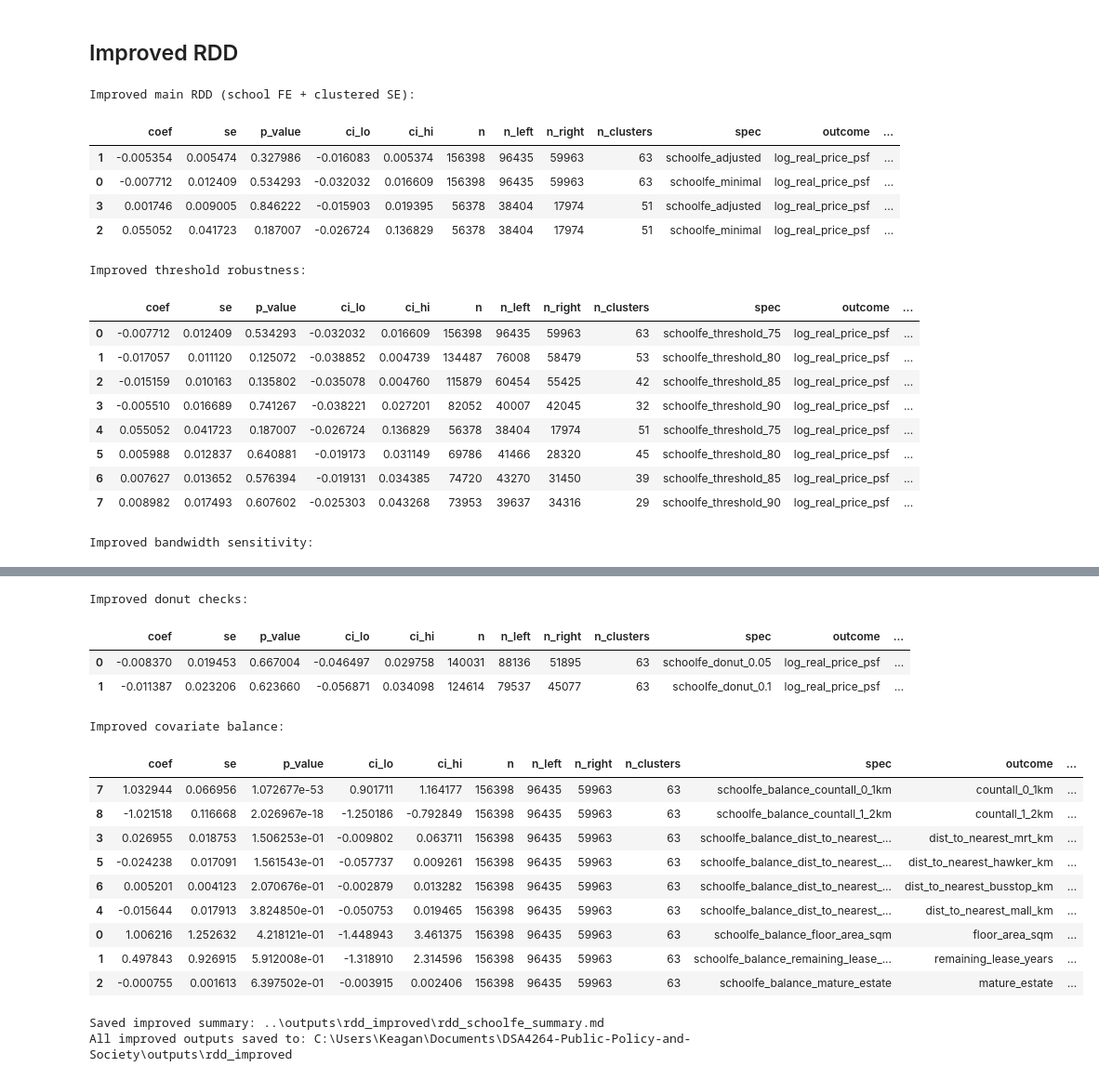
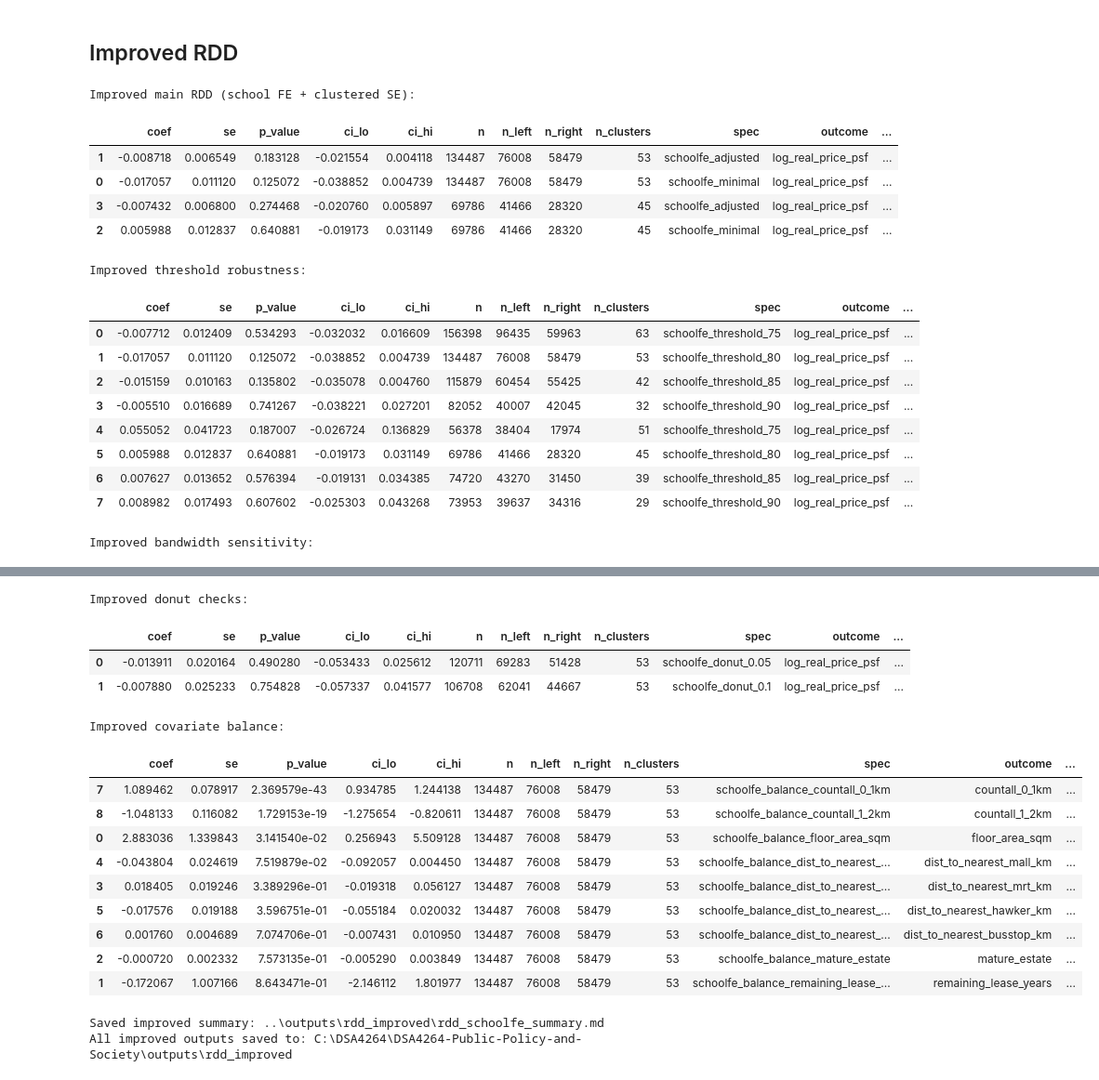
Before and after one commit to KeaganLai/DSA4264-Public-Policy-and-Society, a Jupyter notebook: src/rdd.ipynb, the cells around one changed output, grey strips where cells are left out. Shown at 93% size. Cells and saved outputs as stored; diff of their text form; code cells hidden in the pictures.

Commit message:
update rdd base threshold to 80

```diff
--- a/src/rdd.ipynb
+++ b/src/rdd.ipynb
@@ -514,11 +514,11 @@ for cutoff in CUTOFFS:
     ring_lower = RING_LOWER_2KM if cutoff == 2.0 else None
 
     main_rows.append(run_rdd_spec(
-        data=df, threshold=75, cutoff=cutoff, bw=MAIN_BW, poly_order=1,
+        data=df, threshold=80, cutoff=cutoff, bw=MAIN_BW, poly_order=1,
         extra_formula=None, donut_km=0.0, ring_lower_km=ring_lower, spec_name="main_minimal"
     ))
     main_rows.append(run_rdd_spec(
-        data=df, threshold=75, cutoff=cutoff, bw=MAIN_BW, poly_order=1,
+        data=df, threshold=80, cutoff=cutoff, bw=MAIN_BW, poly_order=1,
         extra_formula=ADJUSTED_FORMULA, donut_km=0.0, ring_lower_km=ring_lower, spec_name="main_adjusted"
     ))
 
@@ -557,7 +557,7 @@ for cutoff in CUTOFFS:
     ring_lower = RING_LOWER_2KM if cutoff == 2.0 else None
     for bw in BW_GRID:
         bw_rows.append(run_rdd_spec(
-            data=df, threshold=75, cutoff=cutoff, bw=bw, poly_order=1,
+            data=df, threshold=80, cutoff=cutoff, bw=bw, poly_order=1,
             extra_formula=None, donut_km=0.0, ring_lower_km=ring_lower, spec_name=f"bw_{bw}"
         ))
 bw_results = pd.DataFrame(bw_rows)
@@ -566,7 +566,7 @@ bw_results.to_csv(OUT_DIR / "rdd_bandwidth_sensitivity.csv", index=False)
 donut_rows = []
 for d in DONUT_GRID:
     donut_rows.append(run_rdd_spec(
-        data=df, threshold=75, cutoff=1.0, bw=MAIN_BW, poly_order=1,
+        data=df, threshold=80, cutoff=1.0, bw=MAIN_BW, poly_order=1,
         extra_formula=None, donut_km=d, ring_lower_km=None, spec_name=f"donut_{d}"
     ))
 donut_results = pd.DataFrame(donut_rows)
@@ -575,7 +575,7 @@ donut_results.to_csv(OUT_DIR / "rdd_donut_results.csv", index=False)
 placebo_rows = []
 for fake_cutoff in PLACEBO_CUTOFFS:
     placebo_rows.append(run_rdd_spec(
-        data=df, threshold=75, cutoff=fake_cutoff, bw=MAIN_BW, poly_order=1,
+        data=df, threshold=80, cutoff=fake_cutoff, bw=MAIN_BW, poly_order=1,
         extra_formula=None, donut_km=0.0, ring_lower_km=None, spec_name=f"placebo_{fake_cutoff}"
     ))
 placebo_results = pd.DataFrame(placebo_rows)
@@ -609,7 +609,7 @@ balance_covariates = [c for c in balance_covariates if c in df.columns]
 balance_rows = []
 for cov in balance_covariates:
     balance_rows.append(run_rdd_spec(
-        data=df, threshold=75, cutoff=1.0, outcome=cov, bw=MAIN_BW, poly_order=1,
+        data=df, threshold=80, cutoff=1.0, outcome=cov, bw=MAIN_BW, poly_order=1,
         extra_formula=None, donut_km=0.0, ring_lower_km=None, spec_name=f"balance_{cov}"
     ))
 balance_results = pd.DataFrame(balance_rows)
@@ -617,8 +617,8 @@ balance_results.to_csv(OUT_DIR / "rdd_covariate_balance.csv", index=False)
 
 density_rows = []
 for cutoff in [1.0, 2.0]:
-    density_rows.append(simple_density_proxy(df, threshold=75, cutoff=cutoff, window=0.05))
-    density_rows.append(simple_density_proxy(df, threshold=75, cutoff=cutoff, window=0.10))
+    density_rows.append(simple_density_proxy(df, threshold=80, cutoff=cutoff, window=0.05))
+    density_rows.append(simple_density_proxy(df, threshold=80, cutoff=cutoff, window=0.10))
 density_results = pd.DataFrame(density_rows)
 density_results.to_csv(OUT_DIR / "rdd_density_proxy.csv", index=False)
 
@@ -632,7 +632,7 @@ display(density_results.sort_values(["cutoff_km", "window_km"]))
 # 5) Optional rdrobust cross-check
 rdrobust_rows = []
 for cutoff in CUTOFFS:
-    out = try_rdrobust(df, threshold=75, cutoff=cutoff, outcome=OUTCOME)
+    out = try_rdrobust(df, threshold=80, cutoff=cutoff, outcome=OUTCOME)
     if out is not None:
         rdrobust_rows.append(out)
 
@@ -647,12 +647,12 @@ else:
 
 # 6) Plots + summary markdown
 plot_rdd_binned(
-    data=df, threshold=75, cutoff=1.0, bw=MAIN_BW, outcome=OUTCOME, bins=40,
-    save_path=OUT_DIR / "rdd_plot_threshold75_cutoff1km.png",
+    data=df, threshold=80, cutoff=1.0, bw=MAIN_BW, outcome=OUTCOME, bins=40,
+    save_path=OUT_DIR / "rdd_plot_threshold80_cutoff1km.png",
 )
 plot_rdd_binned(
-    data=df, threshold=75, cutoff=2.0, bw=MAIN_BW, outcome=OUTCOME, bins=40,
-    save_path=OUT_DIR / "rdd_plot_threshold75_cutoff2km.png",
+    data=df, threshold=80, cutoff=2.0, bw=MAIN_BW, outcome=OUTCOME, bins=40,
+    save_path=OUT_DIR / "rdd_plot_threshold80_cutoff2km.png",
 )
 
 summary_lines = []
@@ -662,7 +662,7 @@ summary_lines.append(f"Data source: {data_path}")
 summary_lines.append(f"Outcome: {OUTCOME}")
 summary_lines.append(f"Main bandwidth: {MAIN_BW} km")
 summary_lines.append("")
-summary_lines.append("## Main specs (threshold=75)")
+summary_lines.append("## Main specs (threshold=80)")
 
 for _, row in main_results.sort_values(["cutoff_km", "spec"]).iterrows():
     summary_lines.append(
@@ -864,20 +864,20 @@ def run_schoolfe_rdd_spec(
     }
 
 
-# 1) Main improved specs (threshold=75)
+# 1) Main improved specs (threshold=80)
 imp_main_rows = []
 for cutoff in IMP_CUTOFFS:
     ring_lower = IMP_RING_LOWER_2KM if cutoff == 2.0 else None
     imp_main_rows.append(
         run_schoolfe_rdd_spec(
-            data=df, threshold=75, cutoff=cutoff, outcome=OUTCOME, bw=IMP_MAIN_BW,
+            data=df, threshold=80, cutoff=cutoff, outcome=OUTCOME, bw=IMP_MAIN_BW,
             donut_km=0.0, ring_lower_km=ring_lower, include_controls=False, add_year_fe=True,
             spec_name="schoolfe_minimal"
         )
     )
     imp_main_rows.append(
         run_schoolfe_rdd_spec(
-            data=df, threshold=75, cutoff=cutoff, outcome=OUTCOME, bw=IMP_MAIN_BW,
+            data=df, threshold=80, cutoff=cutoff, outcome=OUTCOME, bw=IMP_MAIN_BW,
             donut_km=0.0, ring_lower_km=ring_lower, include_controls=True, add_year_fe=True,
             spec_name="schoolfe_adjusted"
         )
@@ -917,7 +917,7 @@ for cutoff in IMP_CUTOFFS:
     for bw in IMP_BW_GRID:
         imp_bw_rows.append(
             run_schoolfe_rdd_spec(
-                data=df, threshold=75, cutoff=cutoff, outcome=OUTCOME, bw=bw,
+                data=df, threshold=80, cutoff=cutoff, outcome=OUTCOME, bw=bw,
                 donut_km=0.0, ring_lower_km=ring_lower, include_controls=False, add_year_fe=True,
                 spec_name=f"schoolfe_bw_{bw}"
             )
@@ -935,7 +935,7 @@ imp_donut_rows = []
 for d in IMP_DONUT_GRID:
     imp_donut_rows.append(
         run_schoolfe_rdd_spec(
-            data=df, threshold=75, cutoff=1.0, outcome=OUTCOME, bw=IMP_MAIN_BW,
+            data=df, threshold=80, cutoff=1.0, outcome=OUTCOME, bw=IMP_MAIN_BW,
             donut_km=d, ring_lower_km=None, include_controls=False, add_year_fe=True,
             spec_name=f"schoolfe_donut_{d}"
         )
@@ -948,13 +948,13 @@ print("Improved donut checks:")
 display(imp_donut)
 
 
-# 5) Covariate continuity under school FE structure (1km, threshold=75)
+# 5) Covariate continuity under school FE structure (1km, threshold=80)
 imp_balance_covs = [c for c in IMP_CONTROLS if c in df.columns]
 imp_balance_rows = []
 for cov in imp_balance_covs:
     imp_balance_rows.append(
         run_schoolfe_rdd_spec(
-            data=df, threshold=75, cutoff=1.0, outcome=cov, bw=IMP_MAIN_BW,
+            data=df, threshold=80, cutoff=1.0, outcome=cov, bw=IMP_MAIN_BW,
             donut_km=0.0, ring_lower_km=None, include_controls=False, add_year_fe=True,
             spec_name=f"schoolfe_balance_{cov}"
         )
@@ -975,7 +975,7 @@ imp_summary_lines.append(f"Data source: {data_path}")
 imp_summary_lines.append(f"Outcome: {OUTCOME}")
 imp_summary_lines.append(f"Main bandwidth: {IMP_MAIN_BW} km")
 imp_summary_lines.append("")
-imp_summary_lines.append("## Main specs (threshold=75)")
+imp_summary_lines.append("## Main specs (threshold=80)")
 
 for _, row in imp_main.sort_values(["cutoff_km", "spec"]).iterrows():
     imp_summary_lines.append(
@@ -997,10 +997,10 @@ print("All improved outputs saved to:", OUT_DIR_IMP.resolve())
 # %% [output]
 Improved main RDD (school FE + clustered SE):
 |  | coef | se | p_value | ci_lo | ci_hi | n | n_left | n_right | n_clusters | spec | outcome | ... |
-| 1 | -0.005354 | 0.005474 | 0.327986 | -0.016083 | 0.005374 | 156398 | 96435 | 59963 | 63 | schoolfe_adjusted | log_real_price_psf | ... |
-| 0 | -0.007712 | 0.012409 | 0.534293 | -0.032032 | 0.016609 | 156398 | 96435 | 59963 | 63 | schoolfe_minimal | log_real_price_psf | ... |
-| 3 | 0.001746 | 0.009005 | 0.846222 | -0.015903 | 0.019395 | 56378 | 38404 | 17974 | 51 | schoolfe_adjusted | log_real_price_psf | ... |
-| 2 | 0.055052 | 0.041723 | 0.187007 | -0.026724 | 0.136829 | 56378 | 38404 | 17974 | 51 | schoolfe_minimal | log_real_price_psf | ... |
+| 1 | -0.008718 | 0.006549 | 0.183128 | -0.021554 | 0.004118 | 134487 | 76008 | 58479 | 53 | schoolfe_adjusted | log_real_price_psf | ... |
+| 0 | -0.017057 | 0.011120 | 0.125072 | -0.038852 | 0.004739 | 134487 | 76008 | 58479 | 53 | schoolfe_minimal | log_real_price_psf | ... |
+| 3 | -0.007432 | 0.006800 | 0.274468 | -0.020760 | 0.005897 | 69786 | 41466 | 28320 | 45 | schoolfe_adjusted | log_real_price_psf | ... |
+| 2 | 0.005988 | 0.012837 | 0.640881 | -0.019173 | 0.031149 | 69786 | 41466 | 28320 | 45 | schoolfe_minimal | log_real_price_psf | ... |
 Improved threshold robustness:
 |  | coef | se | p_value | ci_lo | ci_hi | n | n_left | n_right | n_clusters | spec | outcome | ... |
 | 0 | -0.007712 | 0.012409 | 0.534293 | -0.032032 | 0.016609 | 156398 | 96435 | 59963 | 63 | schoolfe_threshold_75 | log_real_price_psf | ... |
@@ -1024,17 +1024,17 @@ Improved bandwidth sensitivity:
 Improved donut checks:
 |  | coef | se | p_value | ci_lo | ci_hi | n | n_left | n_right | n_clusters | spec | outcome | ... |
-| 0 | -0.008370 | 0.019453 | 0.667004 | -0.046497 | 0.029758 | 140031 | 88136 | 51895 | 63 | schoolfe_donut_0.05 | log_real_price_psf | ... |
-| 1 | -0.011387 | 0.023206 | 0.623660 | -0.056871 | 0.034098 | 124614 | 79537 | 45077 | 63 | schoolfe_donut_0.1 | log_real_price_psf | ... |
+| 0 | -0.013911 | 0.020164 | 0.490280 | -0.053433 | 0.025612 | 120711 | 69283 | 51428 | 53 | schoolfe_donut_0.05 | log_real_price_psf | ... |
+| 1 | -0.007880 | 0.025233 | 0.754828 | -0.057337 | 0.041577 | 106708 | 62041 | 44667 | 53 | schoolfe_donut_0.1 | log_real_price_psf | ... |
 Improved covariate balance:
 |  | coef | se | p_value | ci_lo | ci_hi | n | n_left | n_right | n_clusters | spec | outcome | ... |
-| 7 | 1.032944 | 0.066956 | 1.072677e-53 | 0.901711 | 1.164177 | 156398 | 96435 | 59963 | 63 | schoolfe_balance_countall_0_1km | countall_0_1km | ... |
-| 8 | -1.021518 | 0.116668 | 2.026967e-18 | -1.250186 | -0.792849 | 156398 | 96435 | 59963 | 63 | schoolfe_balance_countall_1_2km | countall_1_2km | ... |
-| 3 | 0.026955 | 0.018753 | 1.506253e-01 | -0.009802 | 0.063711 | 156398 | 96435 | 59963 | 63 | schoolfe_balance_dist_to_nearest_... | dist_to_nearest_mrt_km | ... |
-| 5 | -0.024238 | 0.017091 | 1.561543e-01 | -0.057737 | 0.009261 | 156398 | 96435 | 59963 | 63 | schoolfe_balance_dist_to_nearest_... | dist_to_nearest_hawker_km | ... |
-| 6 | 0.005201 | 0.004123 | 2.070676e-01 | -0.002879 | 0.013282 | 156398 | 96435 | 59963 | 63 | schoolfe_balance_dist_to_nearest_... | dist_to_nearest_busstop_km | ... |
-| 4 | -0.015644 | 0.017913 | 3.824850e-01 | -0.050753 | 0.019465 | 156398 | 96435 | 59963 | 63 | schoolfe_balance_dist_to_nearest_... | dist_to_nearest_mall_km | ... |
-| 0 | 1.006216 | 1.252632 | 4.218121e-01 | -1.448943 | 3.461375 | 156398 | 96435 | 59963 | 63 | schoolfe_balance_floor_area_sqm | floor_area_sqm | ... |
-| 1 | 0.497843 | 0.926915 | 5.912008e-01 | -1.318910 | 2.314596 | 156398 | 96435 | 59963 | 63 | schoolfe_balance_remaining_lease_... | remaining_lease_years | ... |
-| 2 | -0.000755 | 0.001613 | 6.397502e-01 | -0.003915 | 0.002406 | 156398 | 96435 | 59963 | 63 | schoolfe_balance_mature_estate | mature_estate | ... |
+| 7 | 1.089462 | 0.078917 | 2.369579e-43 | 0.934785 | 1.244138 | 134487 | 76008 | 58479 | 53 | schoolfe_balance_countall_0_1km | countall_0_1km | ... |
+| 8 | -1.048133 | 0.116082 | 1.729153e-19 | -1.275654 | -0.820611 | 134487 | 76008 | 58479 | 53 | schoolfe_balance_countall_1_2km | countall_1_2km | ... |
+| 0 | 2.883036 | 1.339843 | 3.141540e-02 | 0.256943 | 5.509128 | 134487 | 76008 | 58479 | 53 | schoolfe_balance_floor_area_sqm | floor_area_sqm | ... |
+| 4 | -0.043804 | 0.024619 | 7.519879e-02 | -0.092057 | 0.004450 | 134487 | 76008 | 58479 | 53 | schoolfe_balance_dist_to_nearest_... | dist_to_nearest_mall_km | ... |
+| 3 | 0.018405 | 0.019246 | 3.389296e-01 | -0.019318 | 0.056127 | 134487 | 76008 | 58479 | 53 | schoolfe_balance_dist_to_nearest_... | dist_to_nearest_mrt_km | ... |
+| 5 | -0.017576 | 0.019188 | 3.596751e-01 | -0.055184 | 0.020032 | 134487 | 76008 | 58479 | 53 | schoolfe_balance_dist_to_nearest_... | dist_to_nearest_hawker_km | ... |
+| 6 | 0.001760 | 0.004689 | 7.074706e-01 | -0.007431 | 0.010950 | 134487 | 76008 | 58479 | 53 | schoolfe_balance_dist_to_nearest_... | dist_to_nearest_busstop_km | ... |
+| 2 | -0.000720 | 0.002332 | 7.573135e-01 | -0.005290 | 0.003849 | 134487 | 76008 | 58479 | 53 | schoolfe_balance_mature_estate | mature_estate | ... |
+| 1 | -0.172067 | 1.007166 | 8.643471e-01 | -2.146112 | 1.801977 | 134487 | 76008 | 58479 | 53 | schoolfe_balance_remaining_lease_... | remaining_lease_years | ... |
 Saved improved summary: ..\outputs\rdd_improved\rdd_schoolfe_summary.md
-All improved outputs saved to: C:\Users\Keagan\Documents\DSA4264-Public-Policy-and-Society\outputs\rdd_improved
+All improved outputs saved to: C:\DSA4264\DSA4264-Public-Policy-and-Society\outputs\rdd_improved
```
Also changed, not shown: parts of 2 cells of this notebook, 15 other files.
